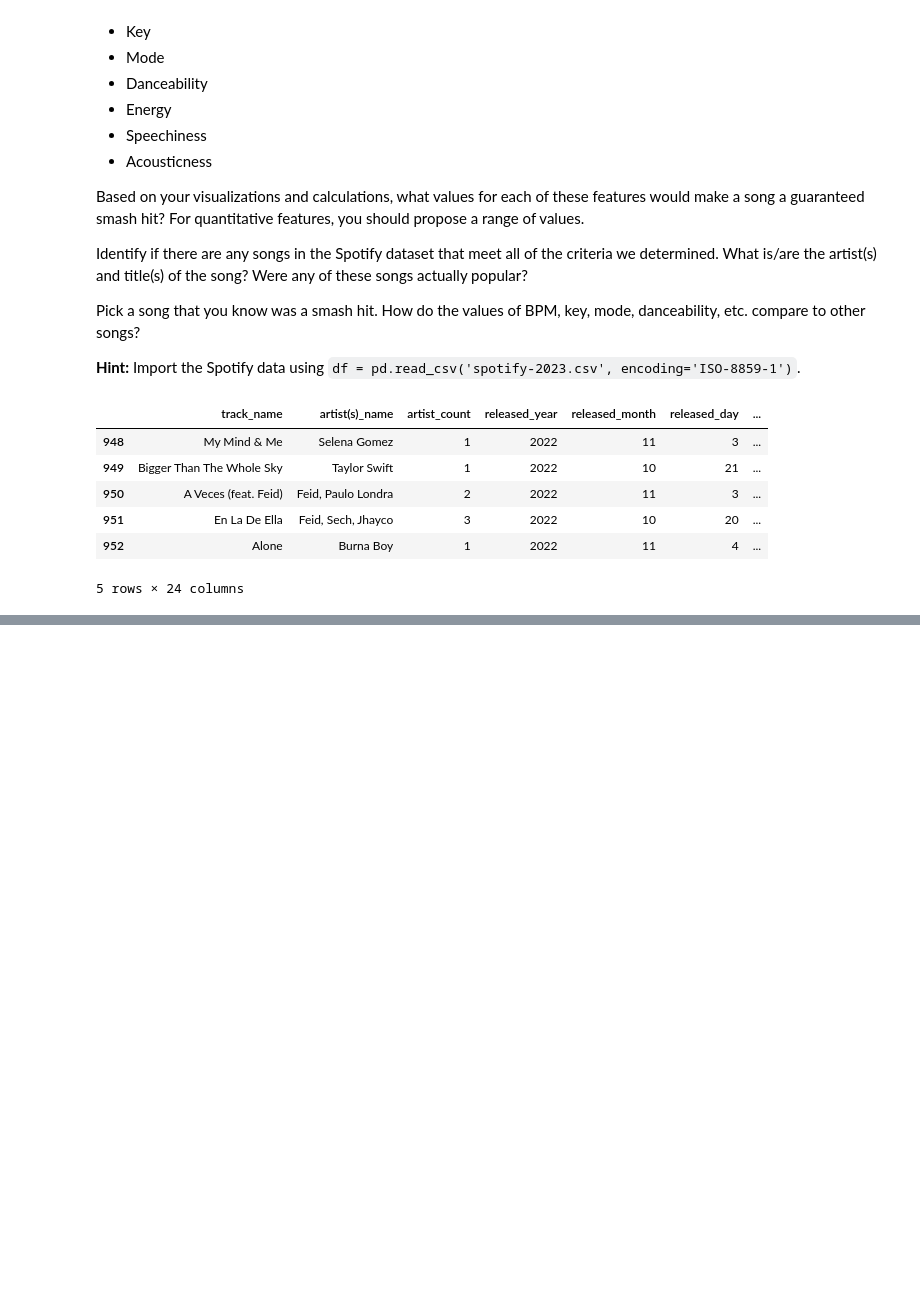
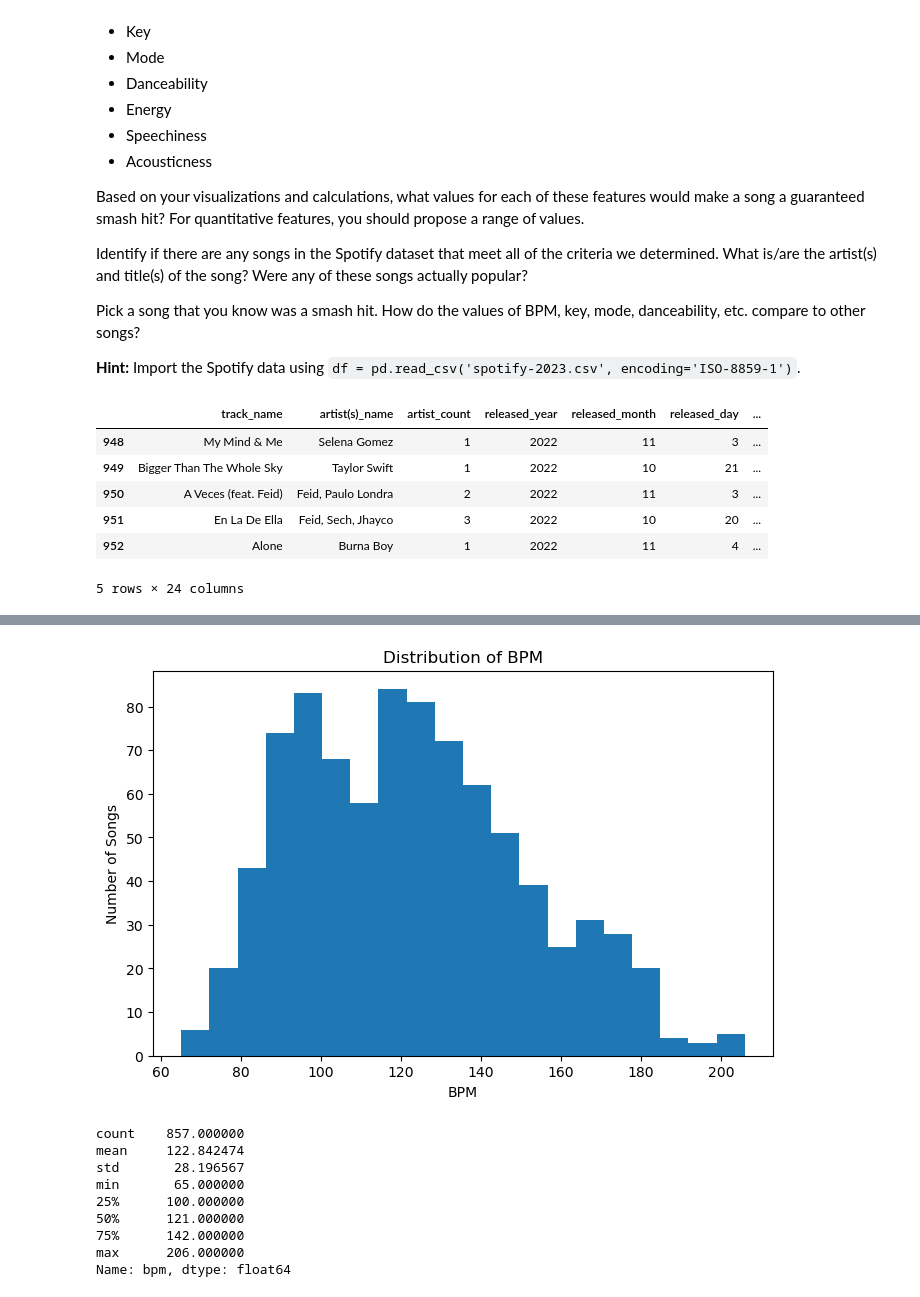
Before and after one commit to jennduke/Data_Visualization_And_Modeling, a Jupyter notebook: Lab/1.3 Data Visualization Lab.ipynb, the cells around one changed output, grey strips where cells are left out. Cells and saved outputs as stored; diff of their text form; code cells hidden in the pictures; blank space fills up the shorter version.

```diff
--- a/Lab/1.3 Data Visualization Lab.ipynb
+++ b/Lab/1.3 Data Visualization Lab.ipynb
@@ -34,0 +55,18 @@ df.tail()
+# %%
+df['streams'] = pd.to_numeric(df['streams'], errors='coerce')
+
+# Features
+features = [
+    'bpm',
+    'key',
+    'mode',
+    'danceability_%',
+    'energy_%',
+    'speechiness_%',
+    'acousticness_%'
+]
+
+
+spotify = df.dropna(subset=features + ['streams'])
+
+spotify[features + ['track_name', 'artist(s)_name', 'streams']].head()
@@ -34,0 +80,23 @@ df.tail()
+# %%
+import matplotlib.pyplot as plt
+
+#Plot BPM
+plt.figure(figsize=(8,5))
+plt.hist(spotify['bpm'], bins=20)
+plt.title('Distribution of BPM')
+plt.xlabel('BPM')
+plt.ylabel('Number of Songs')
+plt.show()
+
+spotify['bpm'].describe()
+# %% [output]
+[figure, added]
+count    857.000000
+mean     122.842474
+std       28.196567
+min       65.000000
+25%      100.000000
+50%      121.000000
+75%      142.000000
+max      206.000000
+Name: bpm, dtype: float64
```
Also changed, not shown: parts of 19 cells of this notebook.
